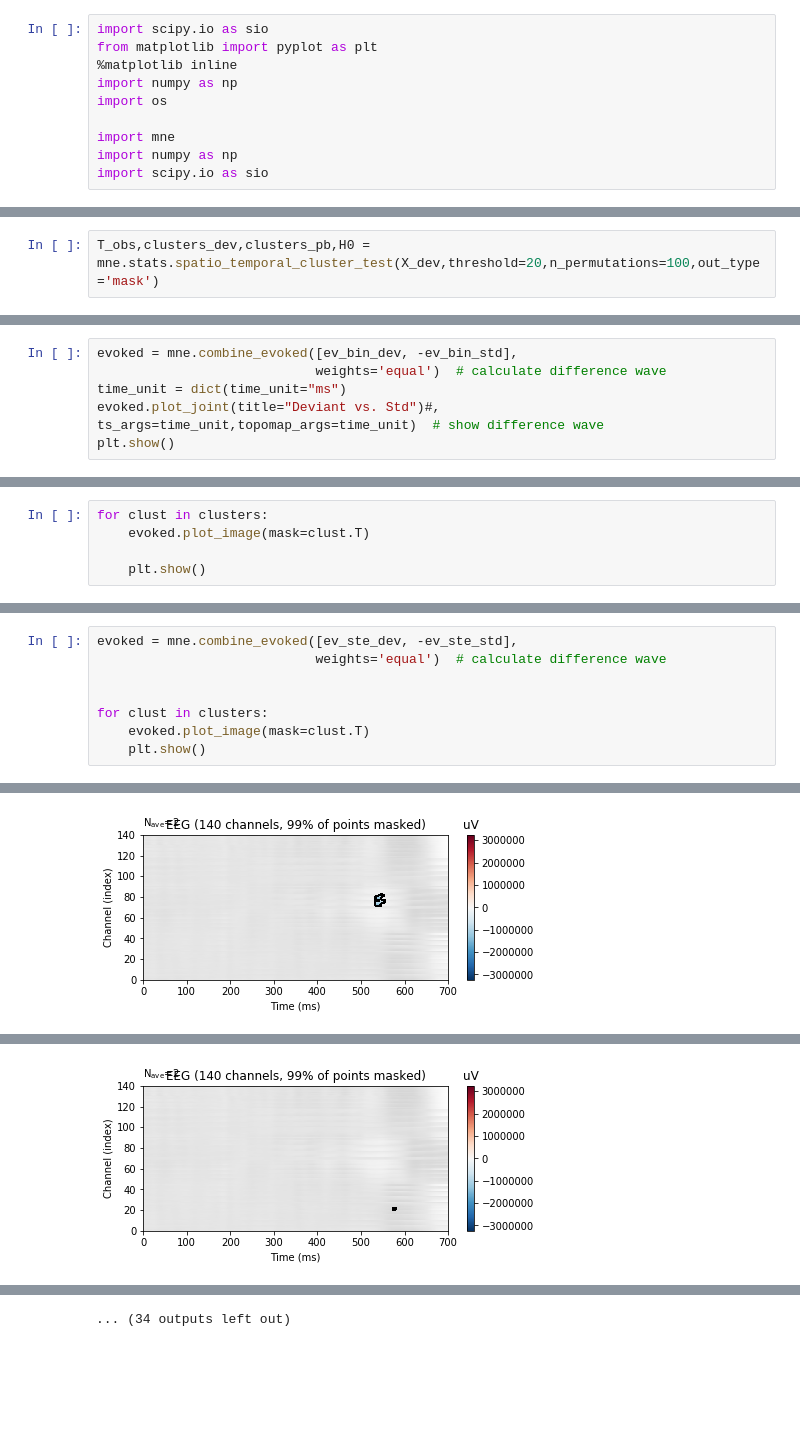
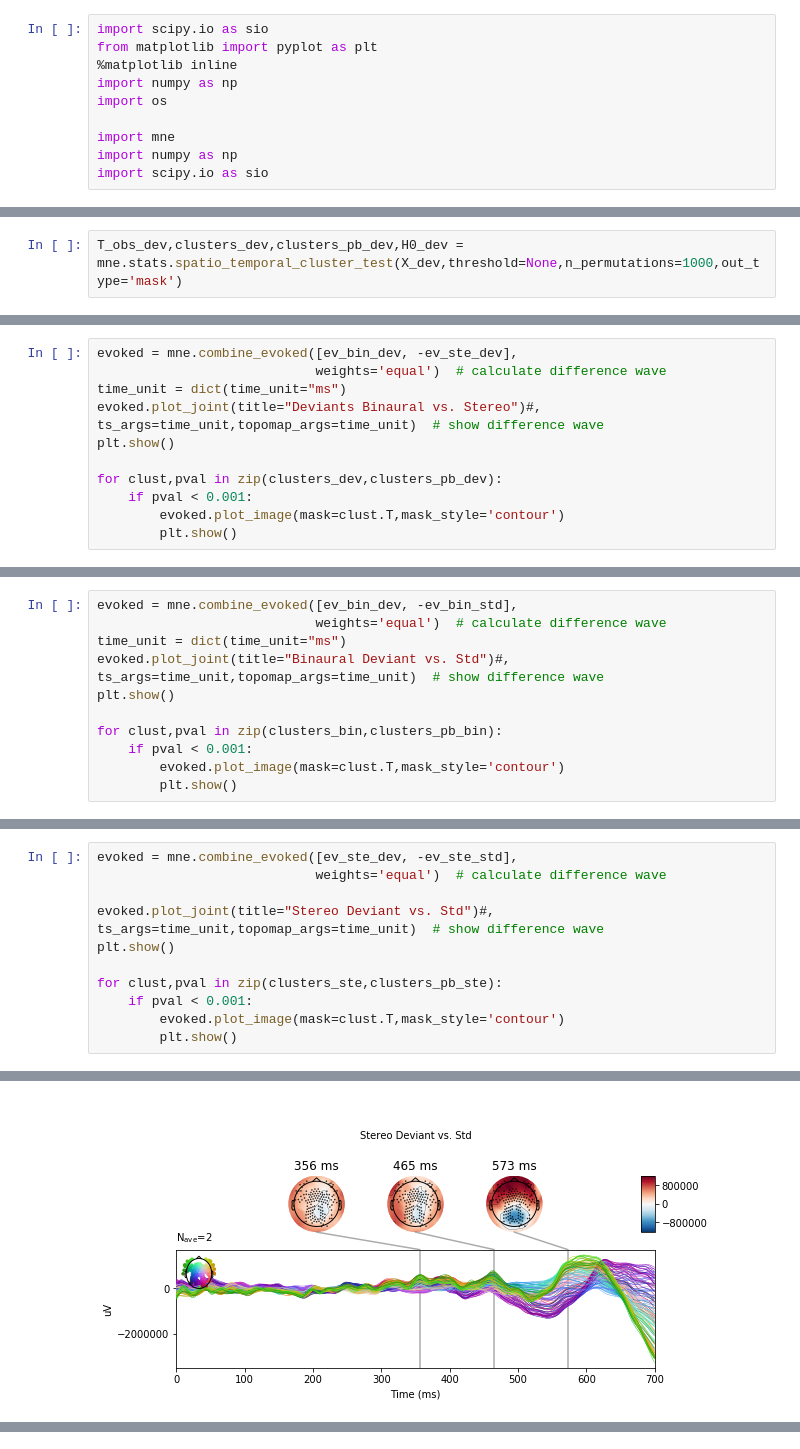
Before and after one commit to nicofarr/eeg4sounds, a Jupyter notebook: oddball/ERP_grav_statistics.ipynb, the cells around one changed output, grey strips where cells are left out. Cells and saved outputs as stored; diff of their text form; blank space fills up the shorter version.

Commit message:
cluster tests

```diff
--- a/oddball/ERP_grav_statistics.ipynb
+++ b/oddball/ERP_grav_statistics.ipynb
@@ -83,3 +146,3 @@ Done.
 # %%
-T_obs,clusters_dev,clusters_pb,H0 = mne.stats.spatio_temporal_cluster_test(X_dev,threshold=20,n_permutations=100,out_type='mask')
+T_obs_dev,clusters_dev,clusters_pb_dev,H0_dev = mne.stats.spatio_temporal_cluster_test(X_dev,threshold=None,n_permutations=1000,out_type='mask')
 # %% [output]
@@ -105,0 +158,11 @@ print(str(significant_points.sum()) + " points selected by clustering ...")
+# %%
+evoked = mne.combine_evoked([ev_bin_dev, -ev_ste_dev],
+                            weights='equal')  # calculate difference wave
+time_unit = dict(time_unit="ms")
+evoked.plot_joint(title="Deviants Binaural vs. Stereo")#, ts_args=time_unit,topomap_args=time_unit)  # show difference wave
+plt.show()
+
+for clust,pval in zip(clusters_dev,clusters_pb_dev):
+    if pval < 0.001:
+        evoked.plot_image(mask=clust.T,mask_style='contour')
+        plt.show()
@@ -107,8 +176,13 @@ print(str(significant_points.sum()) + " points selected by clustering ...")
 evoked = mne.combine_evoked([ev_bin_dev, -ev_bin_std],
                             weights='equal')  # calculate difference wave
 time_unit = dict(time_unit="ms")
-evoked.plot_joint(title="Deviant vs. Std")#, ts_args=time_unit,topomap_args=time_unit)  # show difference wave
+evoked.plot_joint(title="Binaural Deviant vs. Std")#, ts_args=time_unit,topomap_args=time_unit)  # show difference wave
 plt.show()
+
+for clust,pval in zip(clusters_bin,clusters_pb_bin):
+    if pval < 0.001:
+        evoked.plot_image(mask=clust.T,mask_style='contour')
+        plt.show()
 # %% [output]
 time_unit defaults to "ms" in 0.16 but will change to "s" in 0.17, set it explicitly to avoid this warning
 time_unit defaults to "ms" in 0.16 but will change to "s" in 0.17, set it explicitly to avoid this warning
@@ -116,5 +199,0 @@ time_unit defaults to "ms" in 0.16 but will change to "s" in 0.17, set it explic
-# %%
-for clust in clusters:
-    evoked.plot_image(mask=clust.T)
-
-    plt.show()
@@ -136,9 +201,12 @@ time_unit defaults to "ms" in 0.16 but will change to "s" in 0.17, set it explic
 evoked = mne.combine_evoked([ev_ste_dev, -ev_ste_std],
                             weights='equal')  # calculate difference wave
 
+evoked.plot_joint(title="Stereo Deviant vs. Std")#, ts_args=time_unit,topomap_args=time_unit)  # show difference wave
+plt.show()
 
-for clust in clusters:
-    evoked.plot_image(mask=clust.T)
-    plt.show()
+for clust,pval in zip(clusters_ste,clusters_pb_ste):
+    if pval < 0.001:
+        evoked.plot_image(mask=clust.T,mask_style='contour')
+        plt.show()
 # %% [output]
 time_unit defaults to "ms" in 0.16 but will change to "s" in 0.17, set it explicitly to avoid this warning
@@ -145 +214 @@ time_unit defaults to "ms" in 0.16 but will change to "s" in 0.17, set it explic
-[figure, old version]
+[figure, new version]
@@ -153 +220,0 @@ time_unit defaults to "ms" in 0.16 but will change to "s" in 0.17, set it explic
-[figure, removed]
@@ -156 +220,0 @@ time_unit defaults to "ms" in 0.16 but will change to "s" in 0.17, set it explic
-... (34 outputs left out)
```
Also changed, not shown: parts of 17 cells of this notebook.
